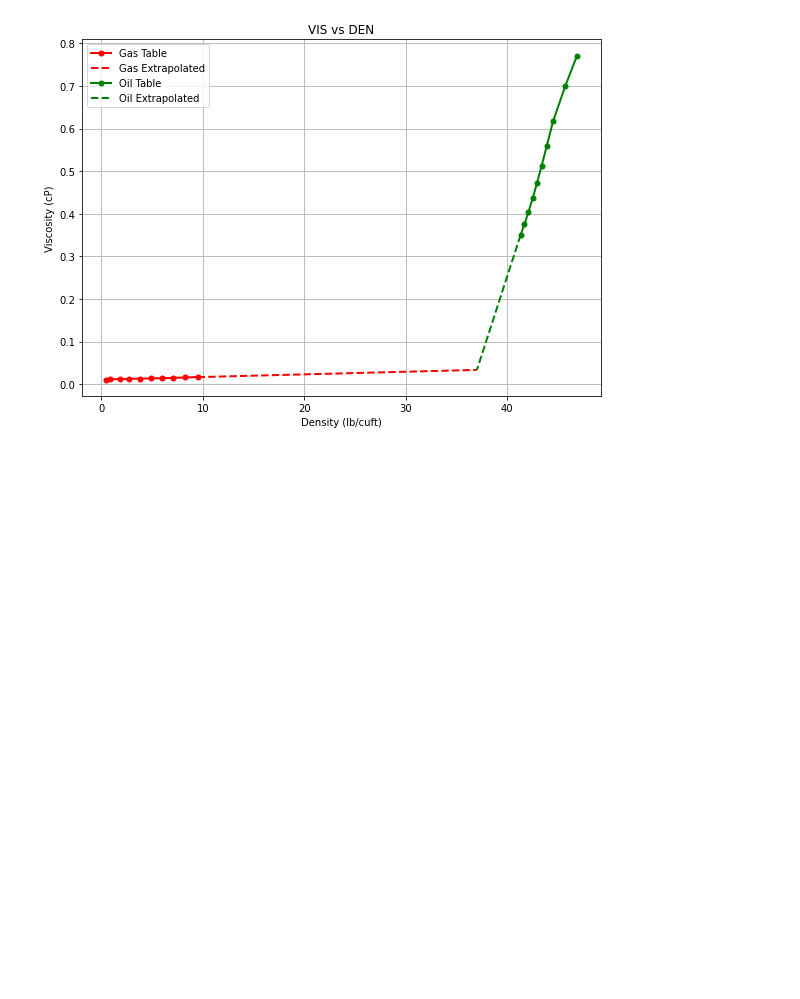
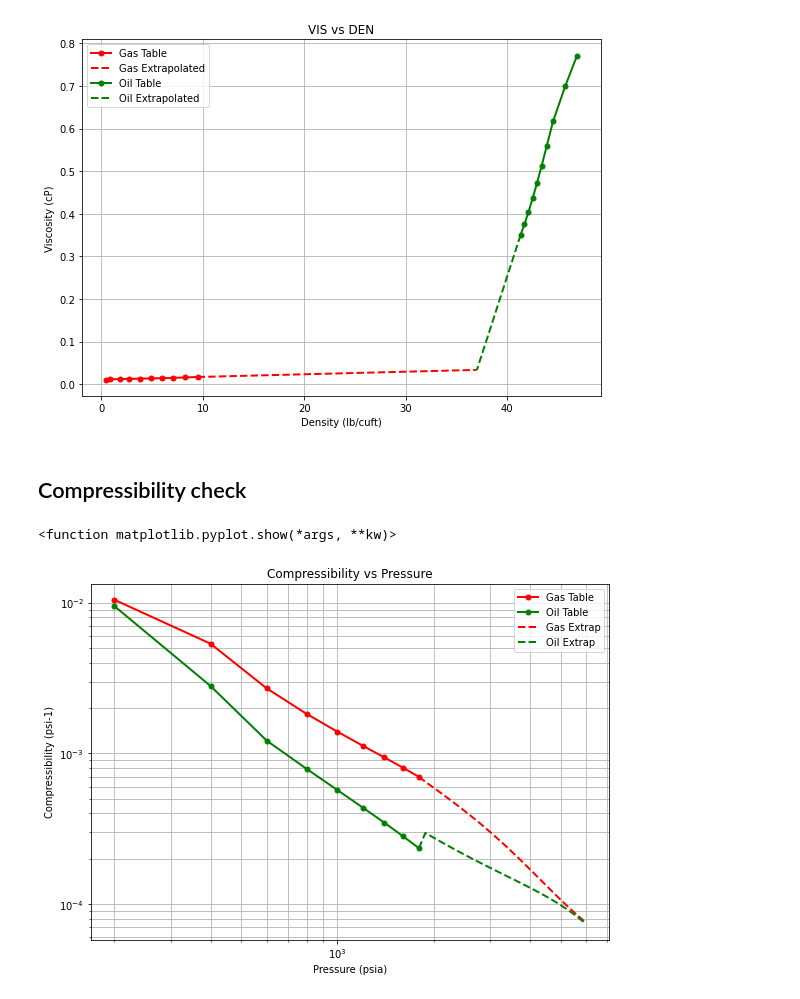
Before and after one commit to mwburgoyne/BOT, a Jupyter notebook: Converging Densities.ipynb, the cells around one changed output. Drawn from its saved outputs; the diff is of its cells as text; code cells hidden in the pictures; blank space fills up the shorter version.

```diff
--- a/Converging Densities.ipynb
+++ b/Converging Densities.ipynb
@@ -277,3 +287,69 @@ plt.show
 # %% [output]
 <function matplotlib.pyplot.show(*args, **kw)>
 [figure]
+# %% [markdown]
+## Compressibility check
+# %%
+to_remove = -1 - last_row
+if to_remove == 0:
+    bg = PVT['Bg'].tolist()
+    bo = PVT['Bo'].tolist()
+    p = PVT['P'].tolist()
+    Rs = PVT['Rs'].tolist()
+    Rv = PVT['Rv'].tolist()
+else: # Remove data that was ignored
+    bg = PVT['Bg'].tolist()[:-to_remove]
+    bo = PVT['Bo'].tolist()[:-to_remove]
+    p = PVT['P'].tolist()[:-to_remove]
+    Rs = PVT['Rs'].tolist()[:-to_remove]
+    Rv = PVT['Rv'].tolist()[:-to_remove]
+
+bg_ext = [bg[-2]]
+bo_ext = [bo[-2]]
+p_ext = [p[-2]]
+Rs_ext = [Rs[-2]]
+Rv_ext = [Rv[-2]]
+
+bg_ext += PVT_extrap['Bg'].tolist()
+bo_ext += PVT_extrap['Bo'].tolist()
+p_ext += PVT_extrap['P'].tolist()
+Rs_ext += PVT_extrap['Rs'].tolist()
+Rv_ext += PVT_extrap['Rv'].tolist()
+
+dBgdPo = [(bg[i]-bg[i-1])/(p[i]-p[i-1]) for i in range(1,len(p))]
+dBodPo = [(bo[i]-bo[i-1])/(p[i]-p[i-1]) for i in range(1,len(p))]
+dRsdPo = [(Rs[i]-Rs[i-1])/(p[i]-p[i-1]) for i in range(1,len(p))]
+dRvdPo = [(Rv[i]-Rv[i-1])/(p[i]-p[i-1]) for i in range(1,len(p))]
+TcOil = [1/bo[i+1]*(-dBodPo[i]+dRsdPo[i]*(bg[i+1]-Rv[i+1]*bo[i+1])/(1-Rs[i+1]*Rv[i+1])) for i in range(len(p)-1)]
+TcGas = [1/bg[i+1]*(-dBgdPo[i]+dRvdPo[i]*(bo[i+1]-Rs[i+1]*bg[i+1])/(1-Rs[i+1]*Rv[i+1])) for i in range(len(p)-1)]
+p.pop(0) # Remove first pressure point so list lengths match
+
+dBgdPo_ext = [(bg_ext[i]-bg_ext[i-1])/(p_ext[i]-p_ext[i-1]) for i in range(1,len(p_ext))]
+dBodPo_ext = [(bo_ext[i]-bo_ext[i-1])/(p_ext[i]-p_ext[i-1]) for i in range(1,len(p_ext))]
+dRsdPo_ext = [(Rs_ext[i]-Rs_ext[i-1])/(p_ext[i]-p_ext[i-1]) for i in range(1,len(p_ext))]
+dRvdPo_ext = [(Rv_ext[i]-Rv_ext[i-1])/(p_ext[i]-p_ext[i-1]) for i in range(1,len(p_ext))]
+TcOil_ext = [1/bo_ext[i+1]*(-dBodPo_ext[i]+dRsdPo_ext[i]*(bg_ext[i+1]-Rv_ext[i+1]*bo_ext[i+1])/(1-Rs_ext[i+1]*Rv_ext[i+1])) for i in range(len(p_ext)-1)]
+TcGas_ext = [1/bg_ext[i+1]*(-dBgdPo_ext[i]+dRvdPo_ext[i]*(bo_ext[i+1]-Rs_ext[i+1]*bg_ext[i+1])/(1-Rs_ext[i+1]*Rv_ext[i+1])) for i in range(len(p_ext)-1)]
+p_ext.pop(0) # Remove first pressure point so list lengths match
+
+nx = ny = 1
+dxs = 8.0
+dys = 5.5
+i = j = 0
+fig, ax = plt.subplots(ny, nx, sharey = False, figsize=(dxs*nx, dys*ny), squeeze=False ) # squeeze = False ensures 2 x 1 does not get converted to 1D
+fig.subplots_adjust(top=0.95, bottom = 0.05, left = 0.05, right = 0.95)
+ax[i,j].title.set_text('Compressibility vs Pressure')
+ax[i,j].plot(p, TcGas, label='Gas Table', color='red', linewidth=2,marker='o',markersize=5)
+ax[i,j].plot(p, TcOil, label='Oil Table', color='green', linewidth=2,marker='o',markersize=5)
+ax[i,j].plot(p_ext, TcGas_ext, label='Gas Extrap', color='red', linewidth=2,linestyle = '--')
+ax[i,j].plot(p_ext, TcOil_ext, label='Oil Extrap', color='green', linewidth=2,linestyle = '--')
+ax[i,j].grid(True, which="both")
+ax[i,j].set_yscale('log')
+ax[i,j].set_xscale('log')
+ax[i,j].set_xlabel('Pressure (psia)')
+ax[i,j].set_ylabel('Compressibility (psi-1)')
+ax[i,j].legend()
+plt.show
+# %% [output]
+<function matplotlib.pyplot.show(*args, **kw)>
+[figure, added]
```
Also changed, not shown: parts of 11 cells of this notebook.
